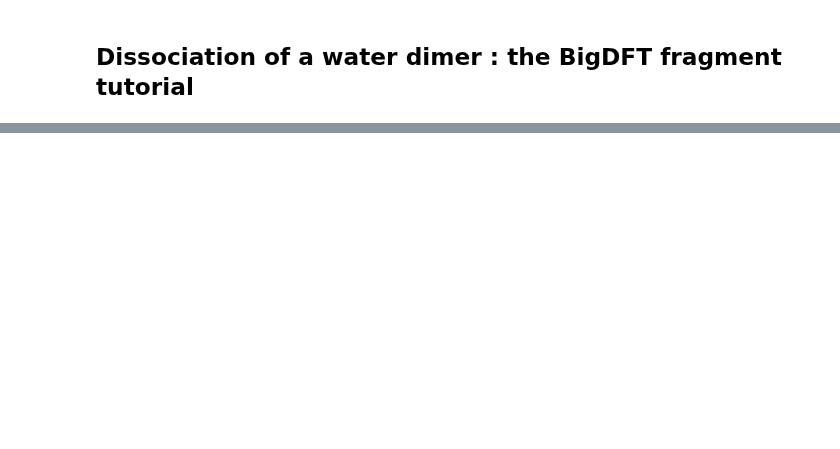
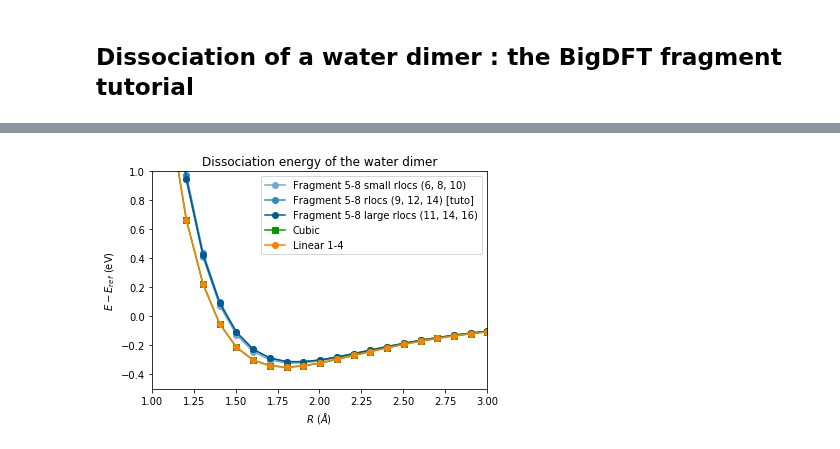
Before and after one commit to luigigenovese/BigDFT-nb, a Jupyter notebook: CDFT-H2O/dissociation.ipynb, the cells around one changed output, grey strips where cells are left out. Cells and saved outputs as stored; diff of their text form; code cells hidden in the pictures; blank space fills up the shorter version.

```diff
--- a/CDFT-H2O/dissociation.ipynb
+++ b/CDFT-H2O/dissociation.ipynb
@@ -81,0 +232,31 @@ ax.legend(loc='upper center', shadow=True, fontsize='large')
+# %%
+#Small rlocs (rloc, rloc_foe, rloc_foe_kernel) = (6, 8, 10)
+frag_5_8_small_rloc = find_data("*/H2O/templates_tests/H2O/test9/H2O-dimer/dimer*/log-*yaml",
+                                'Fragment 5-8 small rlocs (6, 8, 10)')
+
+#Large rlocs (rloc, rloc_foe, rloc_foe_kernel) = (11, 14, 16)
+frag_5_8_large_rloc = find_data("*/H2O/templates_tests/H2O/test8/H2O-dimer/dimer*/log-*yaml",
+                               'Fragment 5-8 large rlocs (11, 14, 16)')
+# %%
+#Change the title for the tutorial calculation frag_5_8
+frag_5_8['title'] = 'Fragment 5-8 rlocs (9, 12, 14) [tuto]'
+# %%
+# Chose the dissociation curves to be plotted
+curves = [frag_5_8_small_rloc, frag_5_8,
+          frag_5_8_large_rloc, cubic, lin_1_4]
+# Lists of markers and colors (for matplotlib)
+colors = ['#74a9cf', '#2b8cbe', '#045a8d', '#009900', '#FF8000']
+markers = ['o']*3+['s']+['o']
+# Plot with matplotlib
+for i, data in enumerate(curves):
+    plt.plot(data['distances'], data['energies'], marker=markers[i],
+             ls='-', label=data['title'], color=colors[i])
+plt.ylim([-0.5, 1.0])
+plt.xlim([1.0, 3.0])
+plt.xlabel('$R$ ($\AA$)')
+plt.ylabel('$E-E_{ref}$ (eV)')
+plt.title('Dissociation energy of the water dimer')
+plt.legend()
+plt.show()
+# %% [output]
+[figure, added]
```
Also changed, not shown: parts of 47 cells of this notebook, 1 other file.
